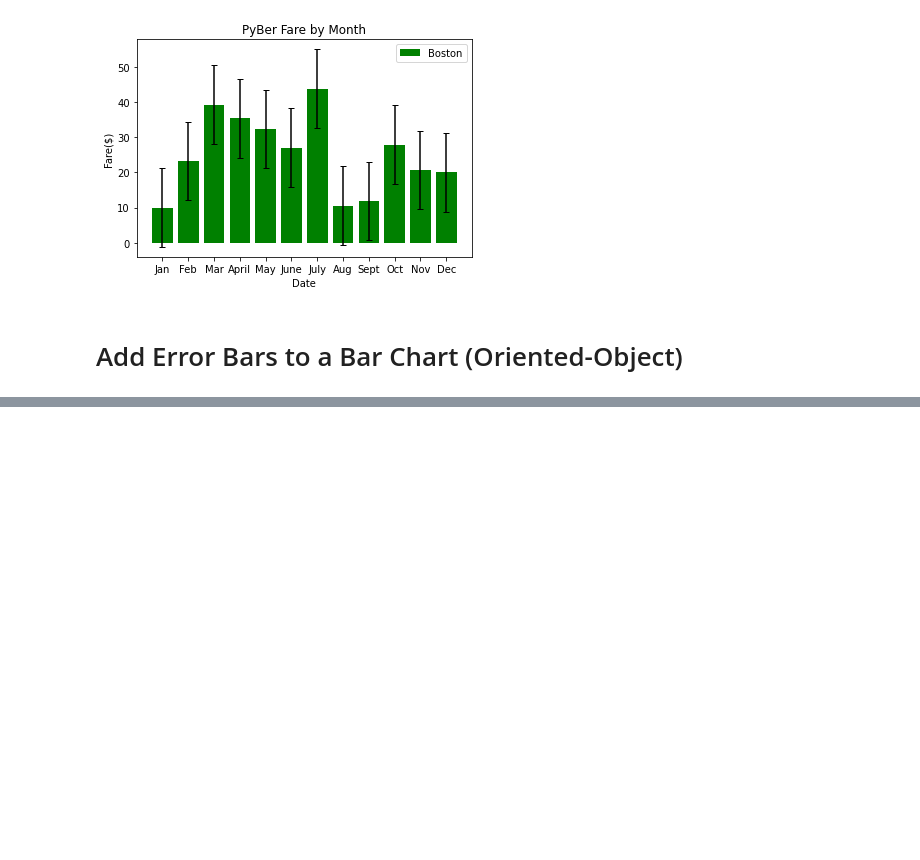
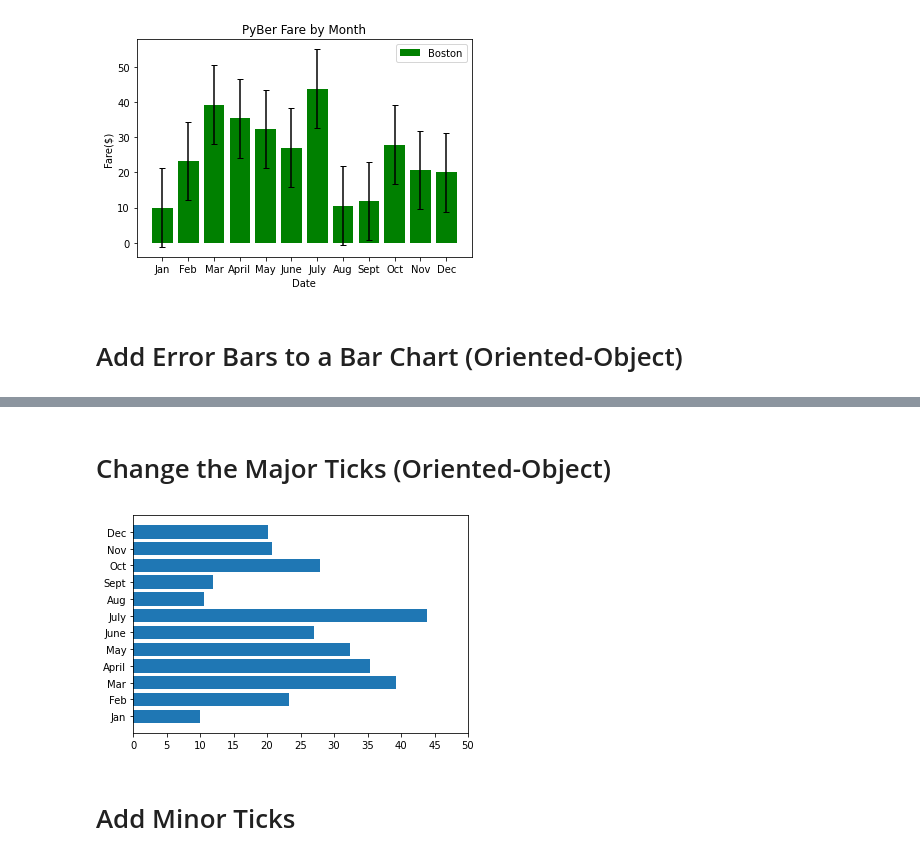
Before and after one commit to piathoi/PyBer_Analysis, a Jupyter notebook: matplotlib_practice2.ipynb, the cells around one changed output, grey strips where cells are left out. Cells and saved outputs as stored; diff of their text form; code cells hidden in the pictures; blank space fills up the shorter version.

```diff
--- a/matplotlib_practice2.ipynb
+++ b/matplotlib_practice2.ipynb
@@ -52,0 +75,11 @@ plt.legend()
+# %% [markdown]
+# Change the Major Ticks (Oriented-Object)
+# %%
+fig, ax = plt.subplots()
+ax.barh(x_axis, y_axis)
+ax.set_xticks(np.arange(0,51, step = 5.0))
+plt.show()
+# %% [output]
+[figure, added]
+# %% [markdown]
+# Add Minor Ticks
```
Also changed, not shown: parts of 5 cells of this notebook.
